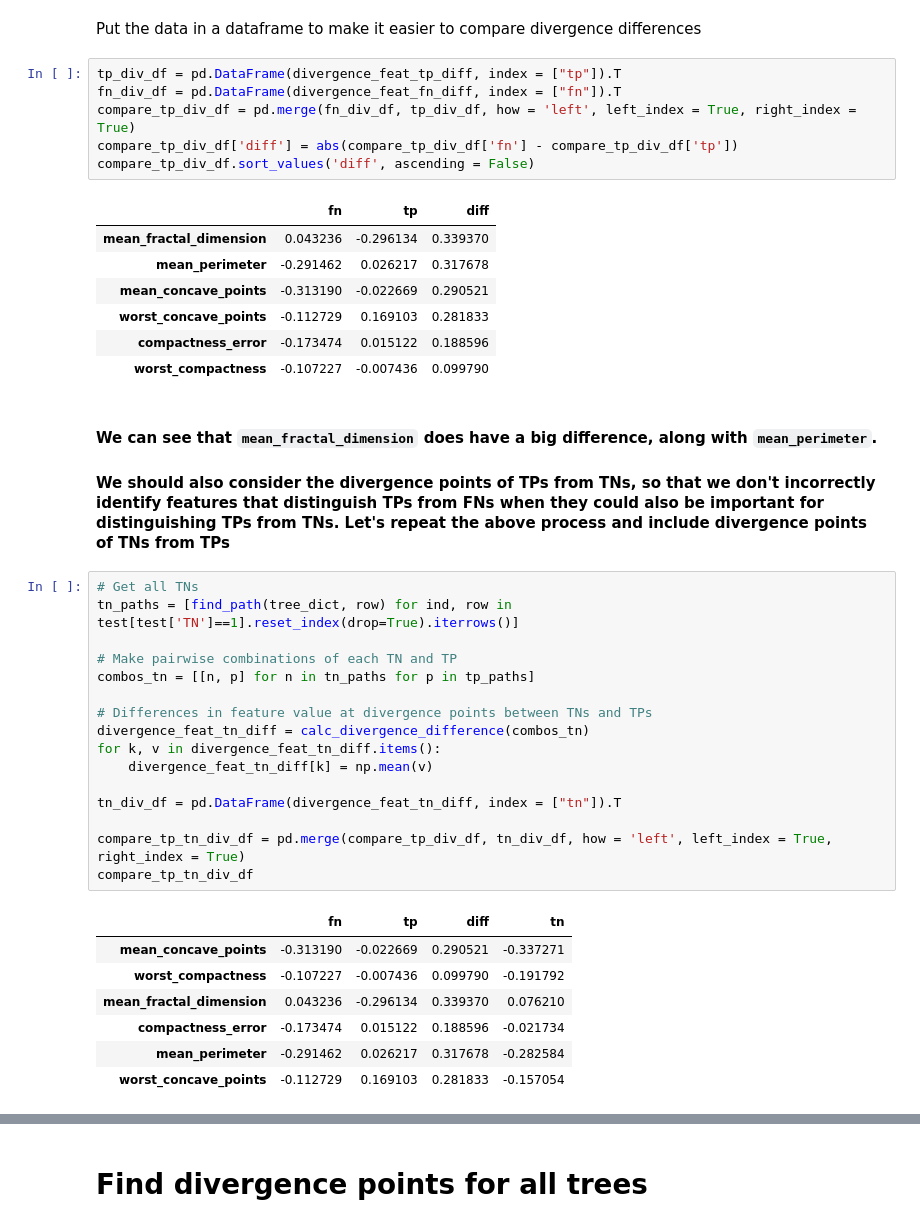
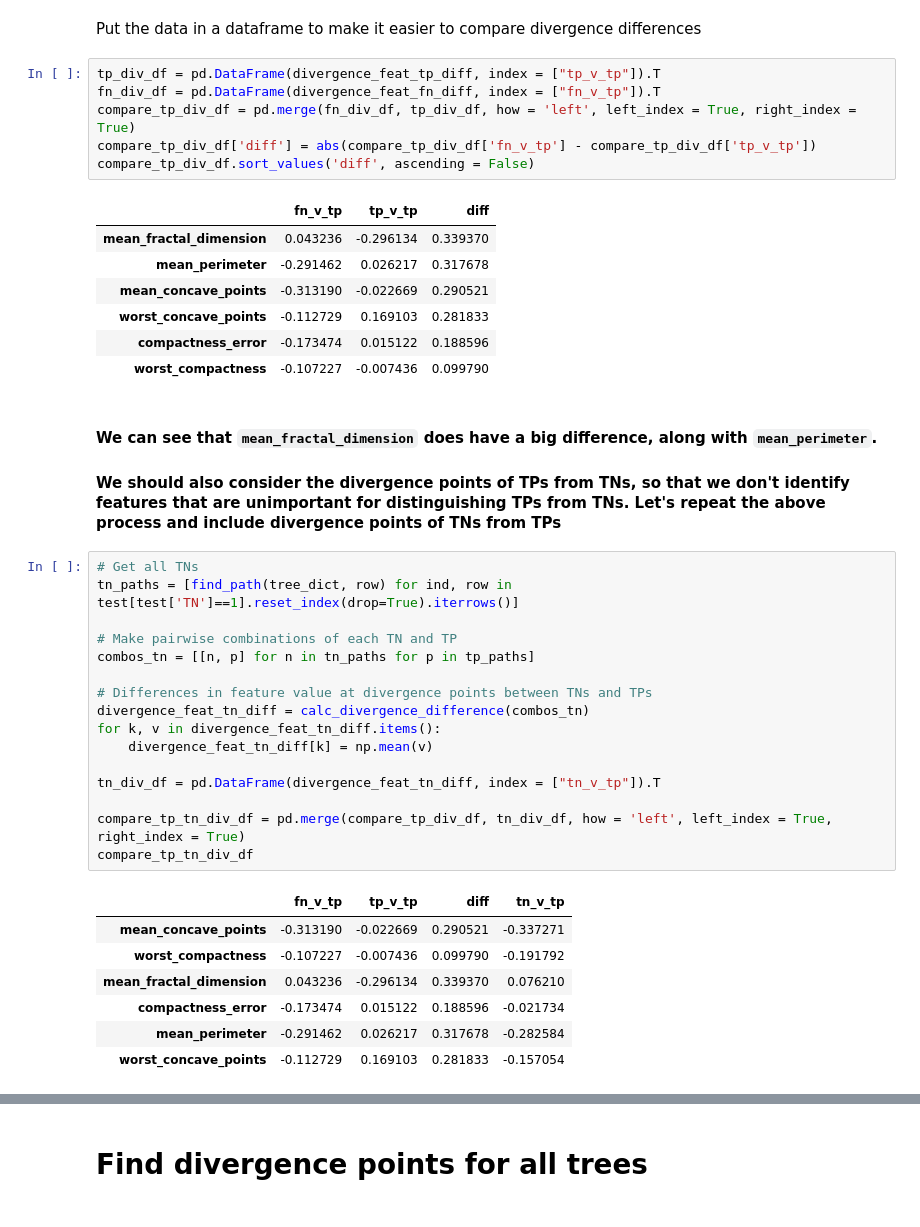
Before and after one commit to raom1/understanding-random-forest-classifiers, a Jupyter notebook: random_forest_classification_errors.ipynb, the cells around one changed output, grey strips where cells are left out. Drawn from its saved outputs; the diff is of its cells as text.

```diff
--- a/random_forest_classification_errors.ipynb
+++ b/random_forest_classification_errors.ipynb
@@ -564,13 +560,13 @@ for k, v in divergence_feat_tp_diff.items():
 # %% [markdown]
 Put the data in a dataframe to make it easier to compare divergence differences
 # %%
-tp_div_df = pd.DataFrame(divergence_feat_tp_diff, index = ["tp"]).T
-fn_div_df = pd.DataFrame(divergence_feat_fn_diff, index = ["fn"]).T
+tp_div_df = pd.DataFrame(divergence_feat_tp_diff, index = ["tp_v_tp"]).T
+fn_div_df = pd.DataFrame(divergence_feat_fn_diff, index = ["fn_v_tp"]).T
 compare_tp_div_df = pd.merge(fn_div_df, tp_div_df, how = 'left', left_index = True, right_index = True)
-compare_tp_div_df['diff'] = abs(compare_tp_div_df['fn'] - compare_tp_div_df['tp'])
+compare_tp_div_df['diff'] = abs(compare_tp_div_df['fn_v_tp'] - compare_tp_div_df['tp_v_tp'])
 compare_tp_div_df.sort_values('diff', ascending = False)
 # %% [output]
-|  | fn | tp | diff |
+|  | fn_v_tp | tp_v_tp | diff |
 | mean_fractal_dimension | 0.043236 | -0.296134 | 0.339370 |
 | mean_perimeter | -0.291462 | 0.026217 | 0.317678 |
 | mean_concave_points | -0.313190 | -0.022669 | 0.290521 |
@@ -580,25 +576,25 @@ compare_tp_div_df.sort_values('diff', ascending = False)
 # %% [markdown]
 #### We can see that `mean_fractal_dimension` does have a big difference, along with `mean_perimeter`.
 
-#### We should also consider the divergence points of TPs from TNs, so that we don't incorrectly identify features that distinguish TPs from FNs when they could also be important for distinguishing TPs from TNs. Let's repeat the above process and include divergence points of TNs from TPs
+#### We should also consider the divergence points of TPs from TNs, so that we don't identify features that are unimportant for distinguishing TPs from TNs. Let's repeat the above process and include divergence points of TNs from TPs
 # %%
 # Get all TNs
 tn_paths = [find_path(tree_dict, row) for ind, row in test[test['TN']==1].reset_index(drop=True).iterrows()]
 
 # Make pairwise combinations of each TN and TP
 combos_tn = [[n, p] for n in tn_paths for p in tp_paths]
 
 # Differences in feature value at divergence points between TNs and TPs
 divergence_feat_tn_diff = calc_divergence_difference(combos_tn)
 for k, v in divergence_feat_tn_diff.items():
     divergence_feat_tn_diff[k] = np.mean(v)
 
-tn_div_df = pd.DataFrame(divergence_feat_tn_diff, index = ["tn"]).T
+tn_div_df = pd.DataFrame(divergence_feat_tn_diff, index = ["tn_v_tp"]).T
 
 compare_tp_tn_div_df = pd.merge(compare_tp_div_df, tn_div_df, how = 'left', left_index = True, right_index = True)
 compare_tp_tn_div_df
 # %% [output]
-|  | fn | tp | diff | tn |
+|  | fn_v_tp | tp_v_tp | diff | tn_v_tp |
 | mean_concave_points | -0.313190 | -0.022669 | 0.290521 | -0.337271 |
 | worst_compactness | -0.107227 | -0.007436 | 0.099790 | -0.191792 |
 | mean_fractal_dimension | 0.043236 | -0.296134 | 0.339370 | 0.076210 |
```
Also changed, not shown: parts of 31 cells of this notebook.
